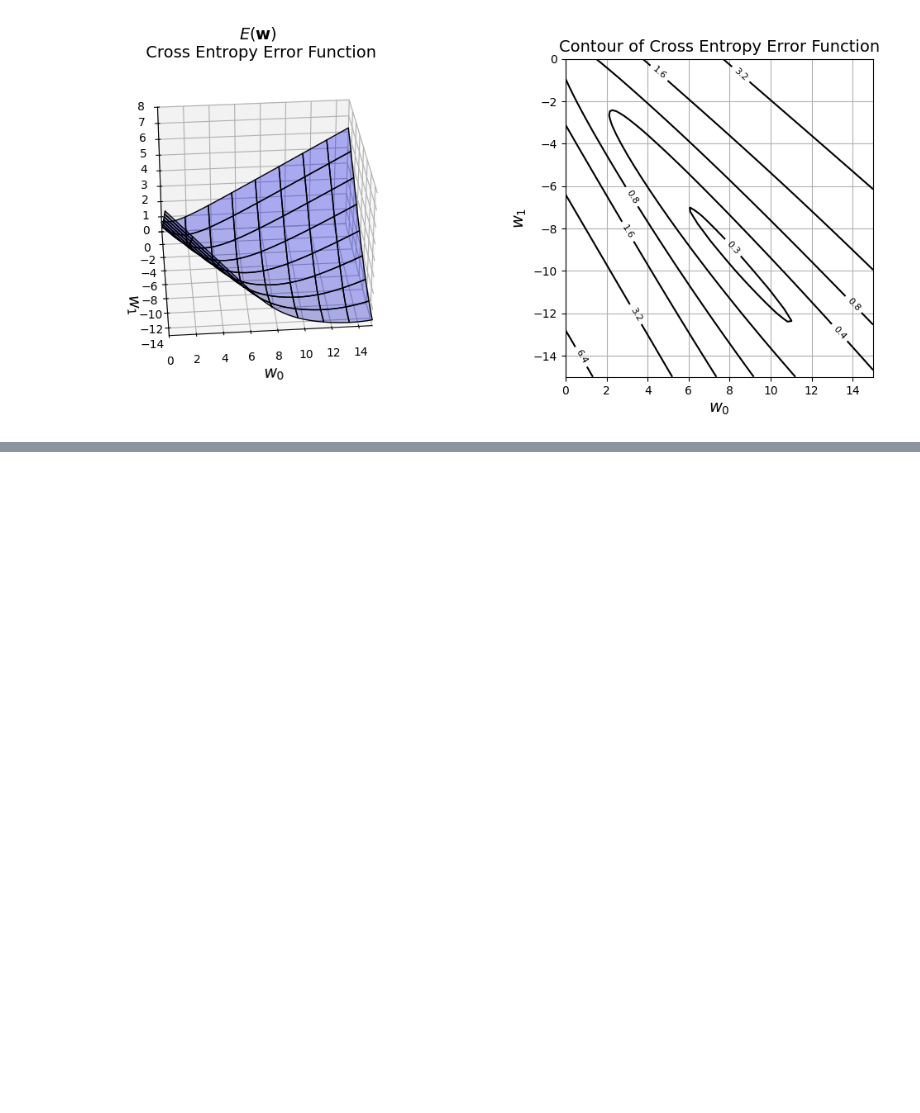
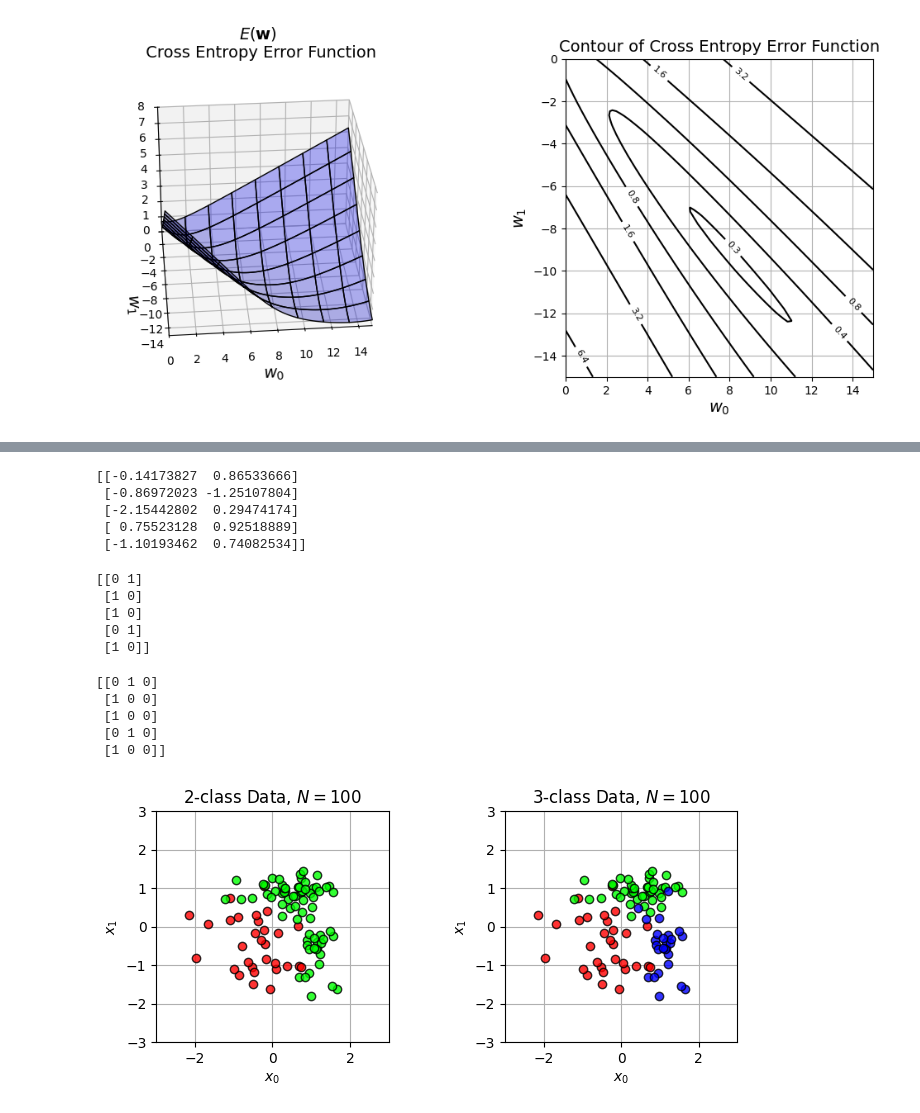
Before and after one commit to kyungeun9718/pythonStudy, a Jupyter notebook: classification.ipynb, the cells around one changed output, grey strips where cells are left out. Saved outputs shown, nothing was run; the diff lists cells and outputs as text; code cells hidden in the pictures; blank space fills up the shorter version.

```diff
--- a/classification.ipynb
+++ b/classification.ipynb
@@ -141,0 +218,75 @@ plt.show()
+# %%
+for n in range(N):
+    wk = np.random.rand()
+
+    for k in range(K):
+        if wk < Pi[k]:
+            T3[n, k] = 1
+            break
+
+    for k in range(2):
+        value = (np.random.randn() * Sig[T3[n, :] == 1, k] + Mu[T3[n, :] == 1, k])
+        X[n, k] = value
+
+T2[:, 0] = T3[:, 0]
+T2[:, 1] = T3[:, 1] | T3[:, 2]
+# %%
+print(X[:5, :])
+# %% [output]
+[[-0.14173827  0.86533666]
+ [-0.86972023 -1.25107804]
+ [-2.15442802  0.29474174]
+ [ 0.75523128  0.92518889]
+ [-1.10193462  0.74082534]]
+# %%
+print(T2[:5, :])
+# %% [output]
+[[0 1]
+ [1 0]
+ [1 0]
+ [0 1]
+ [1 0]]
+# %%
+print(T3[:5, :])
+# %% [output]
+[[0 1 0]
+ [1 0 0]
+ [1 0 0]
+ [0 1 0]
+ [1 0 0]]
+# %%
+# week8_1.txt
+
+# 데이터 표시
+def show_data2(x, t):
+    wk, K = t.shape
+    #c = [[.5, .5, .5], [1, 1, 1], [0, 0, 0]] # 컬러 값 설정
+    c = [[1, 0, 0], [0, 1, 0], [0, 0, 1]] # 컬러 값 설정 [r, g, b]
+
+    for k in range(K):
+        plt.plot(x[t[:, k] == 1, 0], x[t[:, k] == 1, 1], linestyle = 'none', markeredgecolor = 'black', marker = 'o', color = c[k], alpha = 0.8)
+        # K 값을 0, 1, 2로 바꾸어 주면서 부류벡터 t 에 접근 부류번호가 일치하는 인덱스드을 모두 찾아준다
+        # 따라서, 부류가 0번인 샘플들의 (x1, x2) 위치에 포인트를 먼저 다 찍고, 그 다음 부류로 순차적으로 찍게 된다
+    plt.grid(True)
+
+
+plt.figure(figsize = (7.5, 3))
+plt.subplots_adjust(wspace = 0.5)
+plt.subplot(1, 2, 1)
+show_data2(X, T2)
+plt.xlim(X_range0)
+plt.ylim(X_range1)
+plt.xlabel('$x_0$')
+plt.ylabel('$x_1$')
+plt.title('2-class Data, $N=100$')
+
+plt.subplot(1, 2, 2)
+show_data2(X, T3)
+plt.xlim(X_range0)
+plt.ylim(X_range1)
+plt.xlabel('$x_0$')
+plt.ylabel('$x_1$')
+plt.title('3-class Data, $N=100$')
+plt.show()
+# %% [output]
+[figure, added]
```
Also changed, not shown: parts of 29 cells of this notebook.
